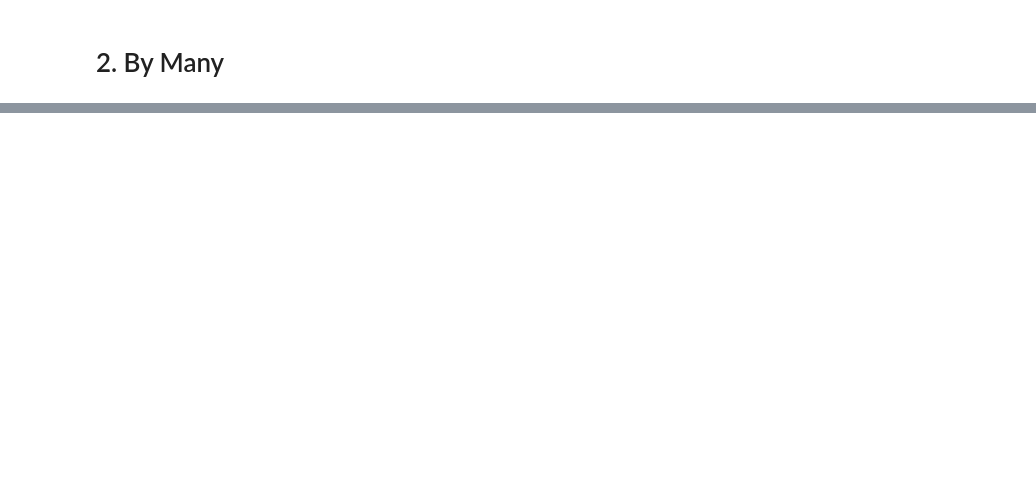
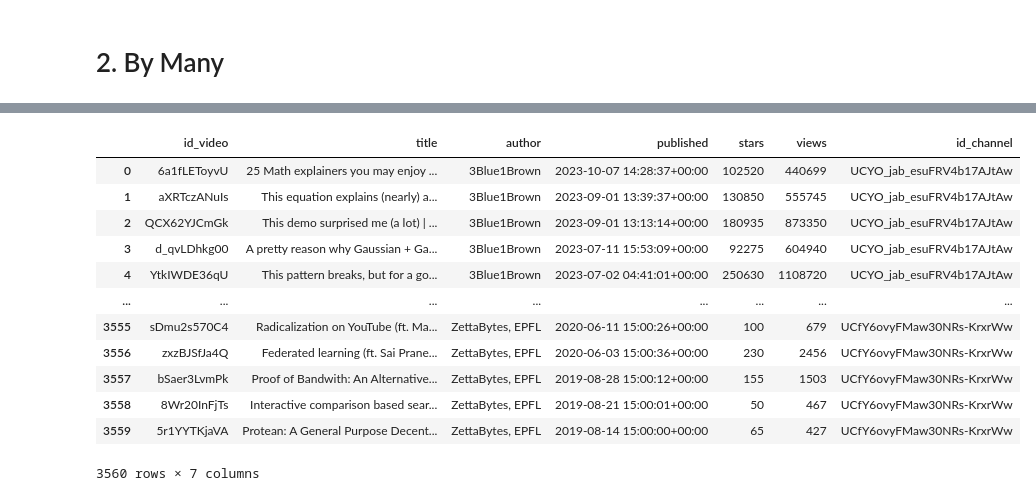
Before and after one commit to AlexandreGazagnes/yourtube, a Jupyter notebook: notebooks/01-feeds.ipynb, the cells around one changed output, grey strips where cells are left out. Saved outputs shown, nothing was run; the diff lists cells and outputs as text; code cells hidden in the pictures; blank space fills up the shorter version.

```diff
--- a/notebooks/01-feeds.ipynb
+++ b/notebooks/01-feeds.ipynb
@@ -283,0 +214,16 @@ Name: count, Length: 186, dtype: int64
+# %%
+df_videos
+# %% [output]
+|  | id_video | title | author | published | stars | views | id_channel |
+| 0 | 6a1fLEToyvU | 25 Math explainers you may enjoy ... | 3Blue1Brown | 2023-10-07 14:28:37+00:00 | 102520 | 440699 | UCYO_jab_esuFRV4b17AJtAw |
+| 1 | aXRTczANuIs | This equation explains (nearly) a... | 3Blue1Brown | 2023-09-01 13:39:37+00:00 | 130850 | 555745 | UCYO_jab_esuFRV4b17AJtAw |
+| 2 | QCX62YJCmGk | This demo surprised me (a lot) | ... | 3Blue1Brown | 2023-09-01 13:13:14+00:00 | 180935 | 873350 | UCYO_jab_esuFRV4b17AJtAw |
+| 3 | d_qvLDhkg00 | A pretty reason why Gaussian + Ga... | 3Blue1Brown | 2023-07-11 15:53:09+00:00 | 92275 | 604940 | UCYO_jab_esuFRV4b17AJtAw |
+| 4 | YtkIWDE36qU | This pattern breaks, but for a go... | 3Blue1Brown | 2023-07-02 04:41:01+00:00 | 250630 | 1108720 | UCYO_jab_esuFRV4b17AJtAw |
+| ... | ... | ... | ... | ... | ... | ... | ... |
+| 3555 | sDmu2s570C4 | Radicalization on YouTube (ft. Ma... | ZettaBytes, EPFL | 2020-06-11 15:00:26+00:00 | 100 | 679 | UCfY6ovyFMaw30NRs-KrxrWw |
+| 3556 | zxzBJSfJa4Q | Federated learning (ft. Sai Prane... | ZettaBytes, EPFL | 2020-06-03 15:00:36+00:00 | 230 | 2456 | UCfY6ovyFMaw30NRs-KrxrWw |
+| 3557 | bSaer3LvmPk | Proof of Bandwith: An Alternative... | ZettaBytes, EPFL | 2019-08-28 15:00:12+00:00 | 155 | 1503 | UCfY6ovyFMaw30NRs-KrxrWw |
+| 3558 | 8Wr20InFjTs | Interactive comparison based sear... | ZettaBytes, EPFL | 2019-08-21 15:00:01+00:00 | 50 | 467 | UCfY6ovyFMaw30NRs-KrxrWw |
+| 3559 | 5r1YYTKjaVA | Protean: A General Purpose Decent... | ZettaBytes, EPFL | 2019-08-14 15:00:00+00:00 | 65 | 427 | UCfY6ovyFMaw30NRs-KrxrWw |
+3560 rows × 7 columns
```
Also changed, not shown: parts of 12 cells of this notebook, 1 other file.
